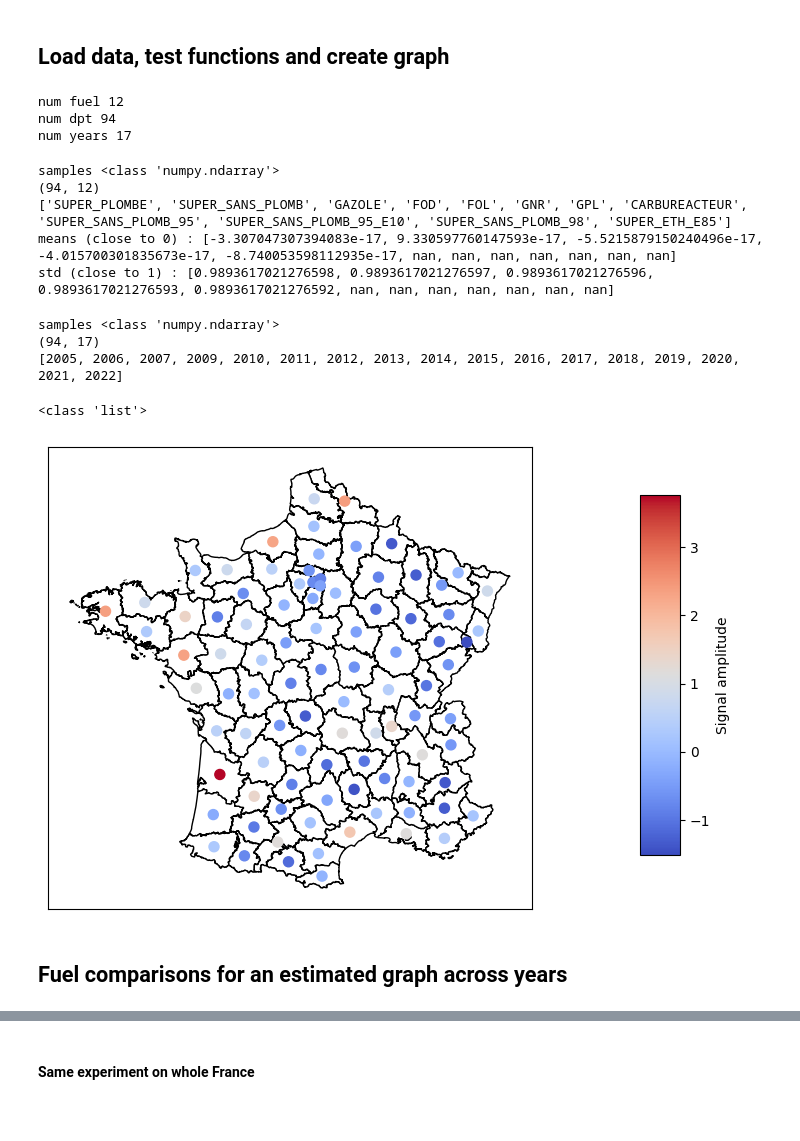
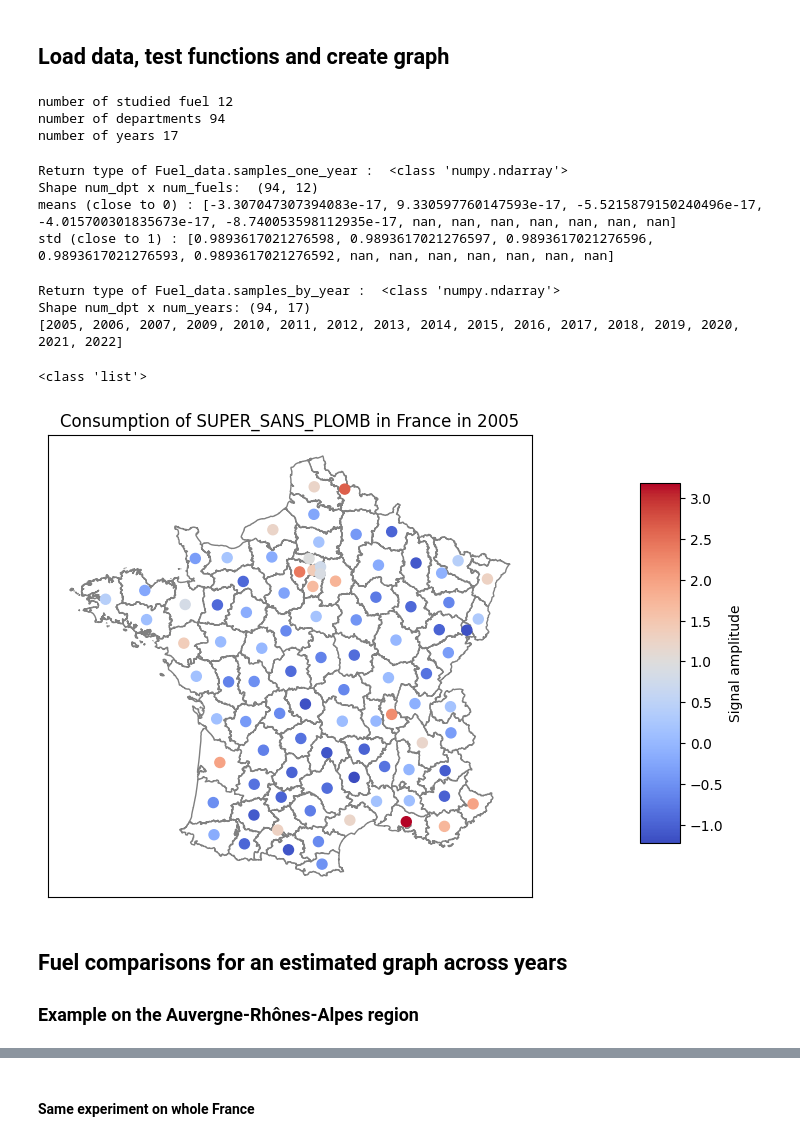
Before and after one commit to MathildeDupouy/learnGraph, a Jupyter notebook: scripts/realData_analyse_data.ipynb, the cells around one changed output, grey strips where cells are left out. Drawn from its saved outputs; the diff is of its cells as text; code cells hidden in the pictures; blank space fills up the shorter version.

```diff
--- a/scripts/realData_analyse_data.ipynb
+++ b/scripts/realData_analyse_data.ipynb
@@ -15,50 +15,50 @@ The autoreload extension is already loaded. To reload it, use:
 # %% [markdown]
 ## Load data, test functions and create graph
 # %%
-# Load data and desired columns
+# Load data and get information
 fuel_data = Fuel_data('../__data/Donnees-annuelles-de-consommation-de-produits-petroliers-par-departement-France-metropol.2022-09.csv')
-print("num fuel", fuel_data.num_fuel)
-print("num dpt", fuel_data.num_dpt)
-print("num years", fuel_data.num_years)
+fuel_data.normalize_by_year_by_fuel()
+print("number of studied fuel", fuel_data.num_fuel)
+print("number of departments", fuel_data.num_dpt)
+print("number of years", fuel_data.num_years)
 # %% [output]
-num fuel 12
-num dpt 94
-num years 17
+number of studied fuel 12
+number of departments 94
+number of years 17
 # %%
 #Test sample one year
 samples_2005, fuels = fuel_data.samples_one_year(2005)
-print('samples', type(samples_2005))
-print(samples_2005.shape)
-print(fuels)
+print('Return type of Fuel_data.samples_one_year : ', type(samples_2005))
+print('Shape num_dpt x num_fuels: ', samples_2005.shape)
 # check normalization
 print('means (close to 0) :', [np.sum(samples_2005[:, i]) / samples_2005.shape[0] for i in range(samples_2005.shape[1])])
 print('std (close to 1) :', [np.sum(samples_2005[:, i] ** 2) / samples_2005.shape[0] for i in range(samples_2005.shape[1])])
 # %% [output]
-samples <class 'numpy.ndarray'>
-(94, 12)
-['SUPER_PLOMBE', 'SUPER_SANS_PLOMB', 'GAZOLE', 'FOD', 'FOL', 'GNR', 'GPL', 'CARBUREACTEUR', 'SUPER_SANS_PLOMB_95', 'SUPER_SANS_PLOMB_95_E10', 'SUPER_SANS_PLOMB_98', 'SUPER_ETH_E85']
+Return type of Fuel_data.samples_one_year :  <class 'numpy.ndarray'>
+Shape num_dpt x num_fuels:  (94, 12)
 means (close to 0) : [-3.307047307394083e-17, 9.330597760147593e-17, -5.5215879150240496e-17, -4.015700301835673e-17, -8.740053598112935e-17, nan, nan, nan, nan, nan, nan, nan]
 std (close to 1) : [0.9893617021276598, 0.9893617021276597, 0.9893617021276596, 0.9893617021276593, 0.9893617021276592, nan, nan, nan, nan, nan, nan, nan]
 # %%
 # Test sample by year
 samples_super_plombe, years = fuel_data.samples_by_year(SUPER_SANS_PLOMB)
-print('samples', type(samples_super_plombe))
-print(samples_super_plombe.shape)
+print('Return type of Fuel_data.samples_by_year : ', type(samples_super_plombe))
+print('Shape num_dpt x num_years:', samples_super_plombe.shape)
 print(years)
 # %% [output]
-samples <class 'numpy.ndarray'>
-(94, 17)
+Return type of Fuel_data.samples_by_year :  <class 'numpy.ndarray'>
+Shape num_dpt x num_years: (94, 17)
 [2005, 2006, 2007, 2009, 2010, 2011, 2012, 2013, 2014, 2015, 2016, 2017, 2018, 2019, 2020, 2021, 2022]
 # %%
-# Test graph contruction
+# Test graph construction
 fuel_data.generate_graph()
 print(type(fuel_data.graph.nodes[1]['pos']))
-plot_graph_department(fuel_data.graph, samples_2005[:, 0])
+plot_graph_department(fuel_data.graph, samples_super_plombe[:, 0], title=f'Consumption of {SUPER_SANS_PLOMB} in France in {years[0]}')
 # %% [output]
 <class 'list'>
-[figure, old version]
+[figure, new version]
 # %% [markdown]
 ## Fuel comparisons for an estimated graph across years
+### Example on the Auvergne-Rhônes-Alpes region
 # %%
 #Load data
 region_ARA = [1, 3, 7, 15, 26, 38, 42, 43, 63, 69, 73, 74] #dpt region Auvergne Rhones Alpes
```
Also changed, not shown: parts of 21 cells of this notebook, 9 other files.
